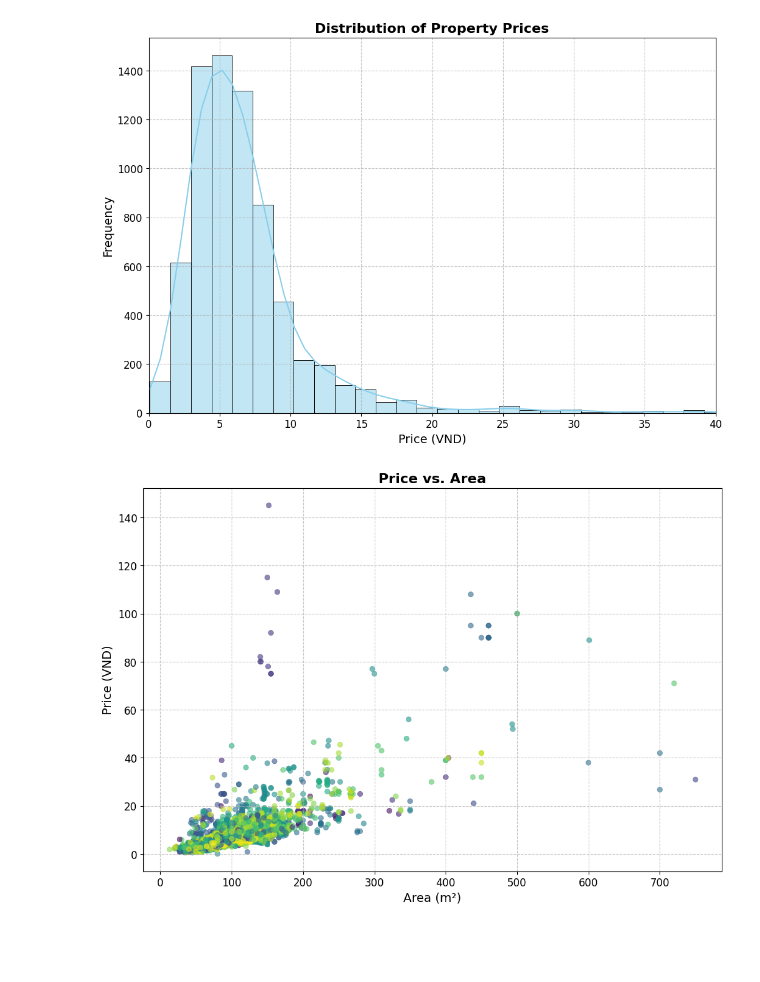
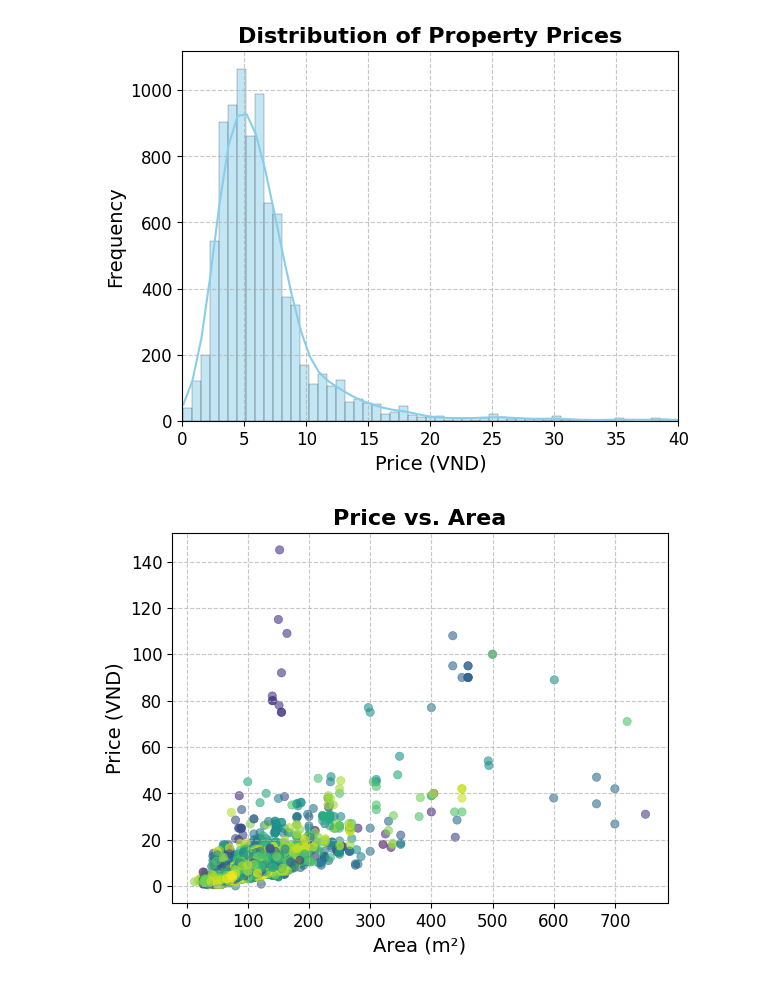
Before and after one commit to hoang-nguyen13/Housing, a Jupyter notebook: analysis.ipynb, the cells around one changed output. Saved outputs shown, nothing was run; the diff lists cells and outputs as text; code cells hidden in the pictures; blank space fills up the shorter version.

```diff
--- a/analysis.ipynb
+++ b/analysis.ipynb
@@ -42,21 +45,21 @@ min       1.00
 max      45.00
 # %%
 # 2. Price Distribution
-plt.figure(figsize=(12, 8))
-sns.histplot(df[df['Price'] > 0]['Price'], bins=100, kde=True, color='skyblue', edgecolor='black')
+plt.figure()
+sns.histplot(df[df['Price'] > 0]['Price'], bins=200, kde=True, color='skyblue', edgecolor='black')
 plt.title('Distribution of Property Prices', fontsize=16, fontweight='bold')
 plt.xlabel('Price (VND)', fontsize=14)
 plt.ylabel('Frequency', fontsize=14)
 plt.xticks(fontsize=12)
 plt.yticks(fontsize=12)
 plt.xlim(0, 40)
 plt.grid(True, linestyle='--', alpha=0.7)
 plt.show()
 # %% [output]
-[figure, old version]
+[figure, new version]
 # %%
 # 3. Price vs. Area
-plt.figure(figsize=(12, 8))
+plt.figure()
 sns.scatterplot(x='Area', y='Price', data=df[df['Price'] > 0], hue='Location', palette='viridis', alpha=0.6, edgecolor=None)
 plt.title('Price vs. Area', fontsize=16, fontweight='bold')
 plt.xlabel('Area (m²)', fontsize=14)
@@ -67,7 +70,7 @@ plt.legend([],[], frameon=False)  # Disable legend
 plt.grid(True, linestyle='--', alpha=0.7)
 plt.show()
 # %% [output]
-[figure, old version]
+[figure, new version]
 # %%
 # 5. Location Analysis
 location_stats = df.groupby('Location').agg({'Price': 'mean', 'Area': 'mean'}).reset_index()
```
Also changed, not shown: parts of 8 cells of this notebook, 11 other files.
